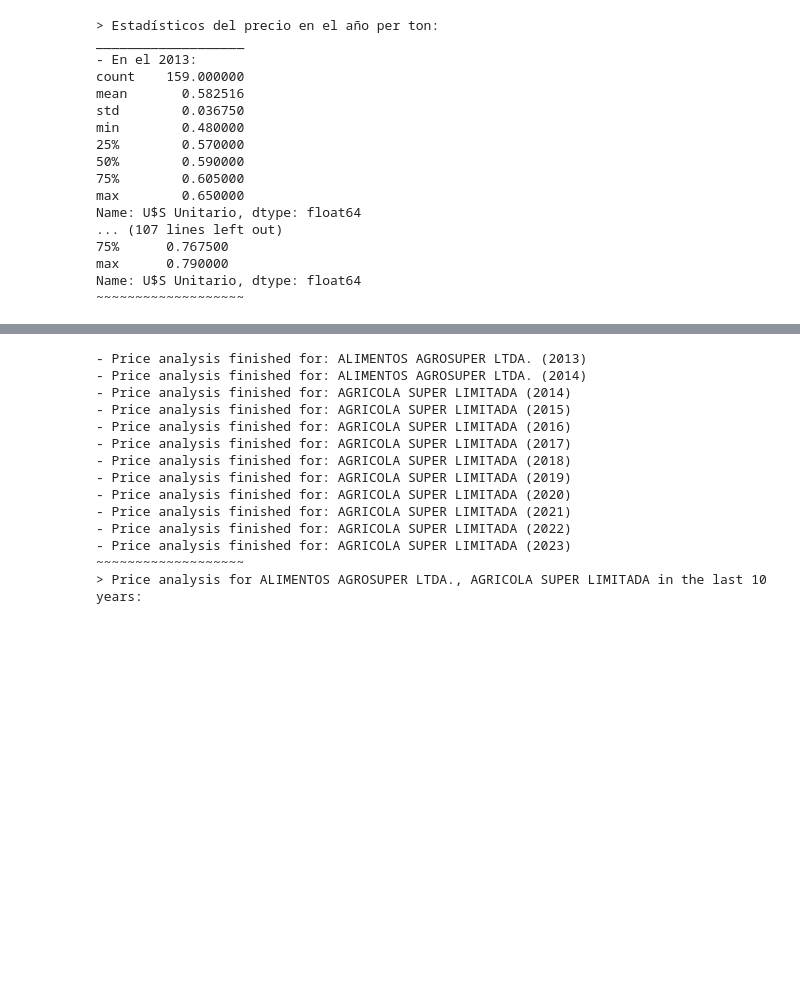
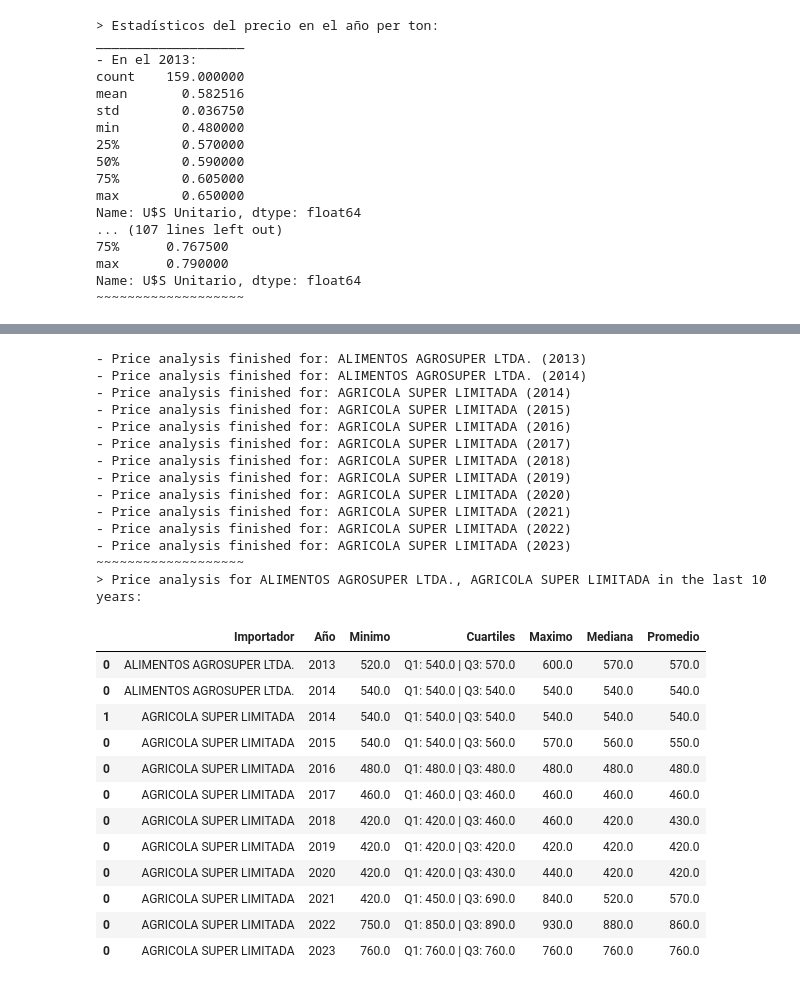
Before and after one commit to Felix-Hz/data-project, a Jupyter notebook: chile/main.ipynb, the cells around one changed output, grey strips where cells are left out. Cells and saved outputs as stored; diff of their text form; code cells hidden in the pictures; blank space fills up the shorter version.

```diff
--- a/chile/main.ipynb
+++ b/chile/main.ipynb
@@ -189,22 +238,35 @@ participacion_origenes = analisis_origenes(results_dfs)
 # %%
 targets = ["ALIMENTOS AGROSUPER LTDA.", "AGRICOLA SUPER LIMITADA"]
-
 analisis_precios = price_analysis(results_dfs, targets)
+analisis_precios
 # %% [output]
 - Price analysis finished for: ALIMENTOS AGROSUPER LTDA. (2013)
 - Price analysis finished for: ALIMENTOS AGROSUPER LTDA. (2014)
 - Price analysis finished for: AGRICOLA SUPER LIMITADA (2014)
 - Price analysis finished for: AGRICOLA SUPER LIMITADA (2015)
 - Price analysis finished for: AGRICOLA SUPER LIMITADA (2016)
 - Price analysis finished for: AGRICOLA SUPER LIMITADA (2017)
 - Price analysis finished for: AGRICOLA SUPER LIMITADA (2018)
 - Price analysis finished for: AGRICOLA SUPER LIMITADA (2019)
 - Price analysis finished for: AGRICOLA SUPER LIMITADA (2020)
 - Price analysis finished for: AGRICOLA SUPER LIMITADA (2021)
 - Price analysis finished for: AGRICOLA SUPER LIMITADA (2022)
 - Price analysis finished for: AGRICOLA SUPER LIMITADA (2023)
 ~~~~~~~~~~~~~~~~~~~
 > Price analysis for ALIMENTOS AGROSUPER LTDA., AGRICOLA SUPER LIMITADA in the last 10 years:
+|  | Importador | Año | Minimo | Cuartiles | Maximo | Mediana | Promedio |
+| 0 | ALIMENTOS AGROSUPER LTDA. | 2013 | 520.0 | Q1: 540.0 | Q3: 570.0 | 600.0 | 570.0 | 570.0 |
+| 0 | ALIMENTOS AGROSUPER LTDA. | 2014 | 540.0 | Q1: 540.0 | Q3: 540.0 | 540.0 | 540.0 | 540.0 |
+| 1 | AGRICOLA SUPER LIMITADA | 2014 | 540.0 | Q1: 540.0 | Q3: 540.0 | 540.0 | 540.0 | 540.0 |
+| 0 | AGRICOLA SUPER LIMITADA | 2015 | 540.0 | Q1: 540.0 | Q3: 560.0 | 570.0 | 560.0 | 550.0 |
+| 0 | AGRICOLA SUPER LIMITADA | 2016 | 480.0 | Q1: 480.0 | Q3: 480.0 | 480.0 | 480.0 | 480.0 |
+| 0 | AGRICOLA SUPER LIMITADA | 2017 | 460.0 | Q1: 460.0 | Q3: 460.0 | 460.0 | 460.0 | 460.0 |
+| 0 | AGRICOLA SUPER LIMITADA | 2018 | 420.0 | Q1: 420.0 | Q3: 460.0 | 460.0 | 420.0 | 430.0 |
+| 0 | AGRICOLA SUPER LIMITADA | 2019 | 420.0 | Q1: 420.0 | Q3: 420.0 | 420.0 | 420.0 | 420.0 |
+| 0 | AGRICOLA SUPER LIMITADA | 2020 | 420.0 | Q1: 420.0 | Q3: 430.0 | 440.0 | 420.0 | 420.0 |
+| 0 | AGRICOLA SUPER LIMITADA | 2021 | 420.0 | Q1: 450.0 | Q3: 690.0 | 840.0 | 520.0 | 570.0 |
+| 0 | AGRICOLA SUPER LIMITADA | 2022 | 750.0 | Q1: 850.0 | Q3: 890.0 | 930.0 | 880.0 | 860.0 |
+| 0 | AGRICOLA SUPER LIMITADA | 2023 | 760.0 | Q1: 760.0 | Q3: 760.0 | 760.0 | 760.0 | 760.0 |
 # %%
 # EXPORT TO PICKLE
 CURRENT_WD = os.getcwd()
```
Also changed, not shown: parts of 4 cells of this notebook.
